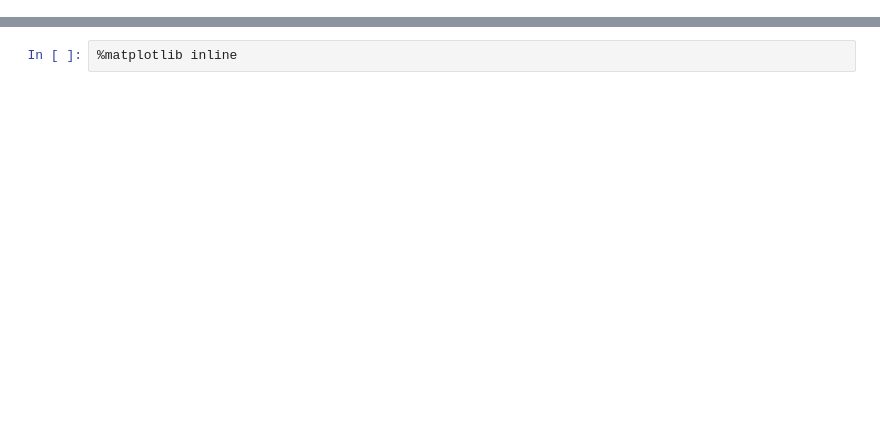
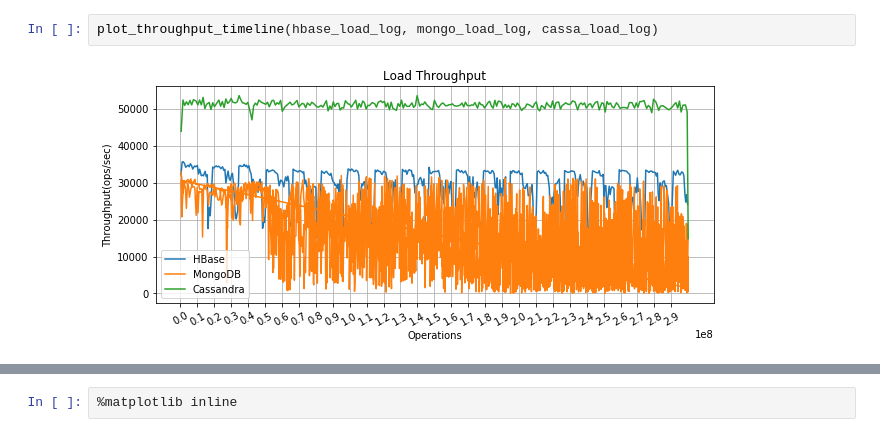
Before and after one commit to hiropppe/DB-benchmark, a Jupyter notebook: ycsb/plot_log.ipynb, the cells around one changed output, grey strips where cells are left out. Drawn from its saved outputs; the diff is of its cells as text; blank space fills up the shorter version.

```diff
--- a/ycsb/plot_log.ipynb
+++ b/ycsb/plot_log.ipynb
@@ -0,0 +75,4 @@
+# %%
+plot_throughput_timeline(hbase_load_log, mongo_load_log, cassa_load_log)
+# %% [output]
+[figure, added]
```
Also changed, not shown: parts of 38 cells of this notebook.
